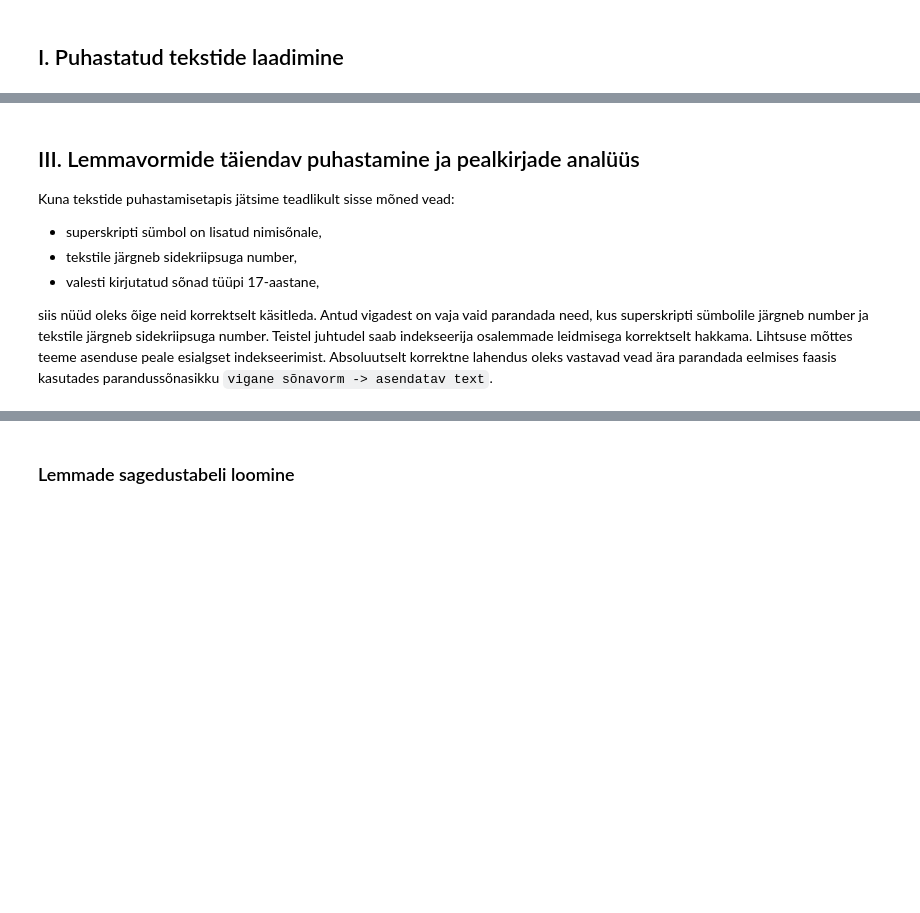
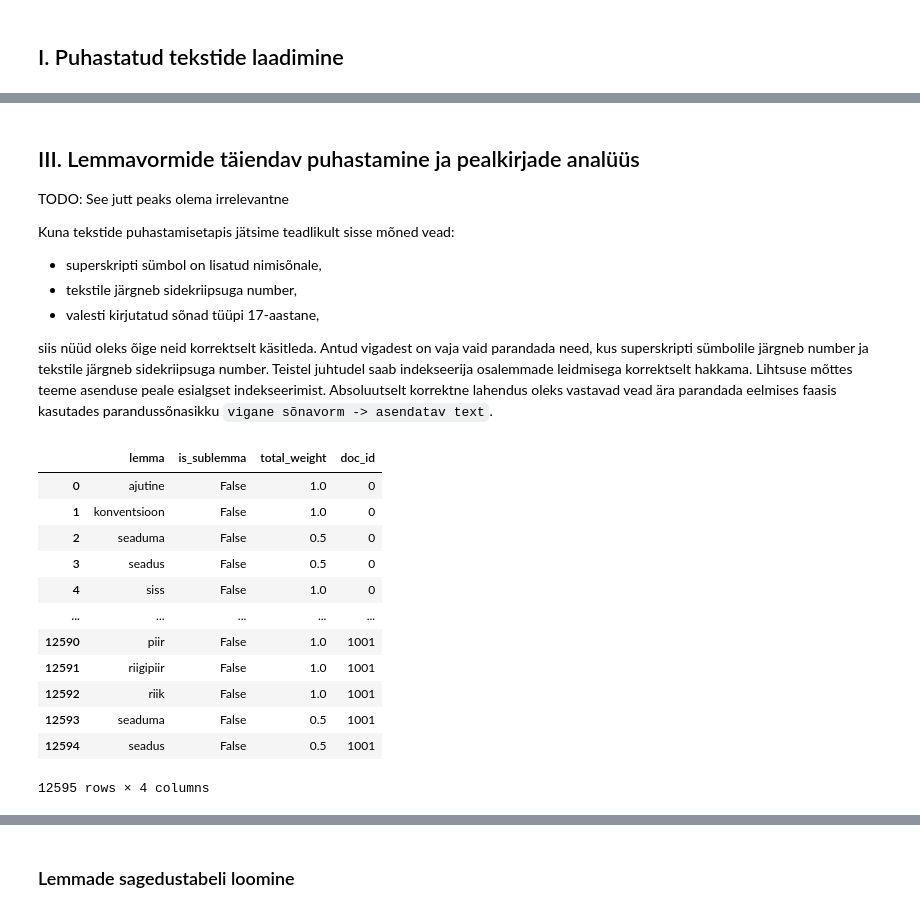
Before and after one commit to estnltk/smart-search, a Jupyter notebook: demod/toovood/riigi_teataja_pealkirjaotsing/01_dokumentide_indekseerimine/04_create_initial_lemma_index.ipynb, the cells around one changed output, grey strips where cells are left out. Saved outputs shown, nothing was run; the diff lists cells and outputs as text; code cells hidden in the pictures; blank space fills up the shorter version.

Commit message:
Indexing seems to be complete now. needs rerunning on complete data

```diff
--- a/demod/toovood/riigi_teataja_pealkirjaotsing/01_dokumentide_indekseerimine/03_create_initial_lemma_index.ipynb
+++ b/demod/toovood/riigi_teataja_pealkirjaotsing/01_dokumentide_indekseerimine/04_create_initial_lemma_index.ipynb
@@ -44,6 +37,0 @@ Erinevalt tekstide puhastamisest kasutame siin dokumentide indekseerimiseks mõe
-# %%
-ANALYZER_QUERY = " https://smart-search.tartunlp.ai/api/advanced_indexing/document"
-HEADERS = {"Content-Type": "application/json"}
-POST_DATA_TEMPLATE = {"sources":{"testdoc_1":{"content":"Presidendi kantselei."}, "testdoc_2":{"content":"Raudteetranspordiga raudteejaamas."}}}
-
-response = requests.post(ANALYZER_QUERY, json=POST_DATA_TEMPLATE, headers=HEADERS)
@@ -170,5 +142,7 @@ Punameremao jalg. Sadama.
 # %% [markdown]
 ## III. Lemmavormide täiendav puhastamine ja pealkirjade analüüs
+
+TODO: See jutt peaks olema irrelevantne
 
 Kuna tekstide puhastamisetapis jätsime teadlikult sisse mõned vead:
 
@@ -181,9 +155,26 @@ Lihtsuse mõttes teeme asenduse peale esialgset indekseerimist. Absoluutselt kor
 # %%
 all_documents = concat([source for _,source in sources.items()], axis=0)
 
 result = [None] *  len(all_documents)
 for i, caption in tqdm(enumerate(all_documents['document_title']), total=len(all_documents)):
     result[i] = index_document(caption).assign(doc_id = i)
 
+    if i > 1000:
+        break
+
 result = concat(result, axis=0).reset_index(drop=True)
 display(result)
+# %% [output]
+|  | lemma | is_sublemma | total_weight | doc_id |
+| 0 | ajutine | False | 1.0 | 0 |
+| 1 | konventsioon | False | 1.0 | 0 |
+| 2 | seaduma | False | 0.5 | 0 |
+| 3 | seadus | False | 0.5 | 0 |
+| 4 | siss | False | 1.0 | 0 |
+| ... | ... | ... | ... | ... |
+| 12590 | piir | False | 1.0 | 1001 |
+| 12591 | riigipiir | False | 1.0 | 1001 |
+| 12592 | riik | False | 1.0 | 1001 |
+| 12593 | seaduma | False | 0.5 | 1001 |
+| 12594 | seadus | False | 0.5 | 1001 |
+12595 rows × 4 columns
```
Also changed, not shown: parts of 20 cells of this notebook, 1 other file.
